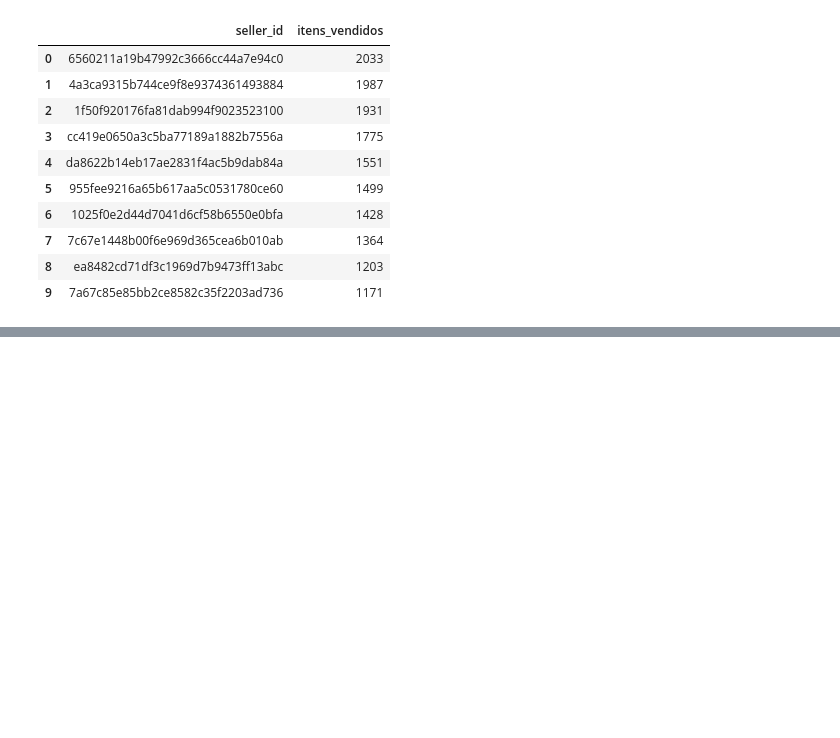
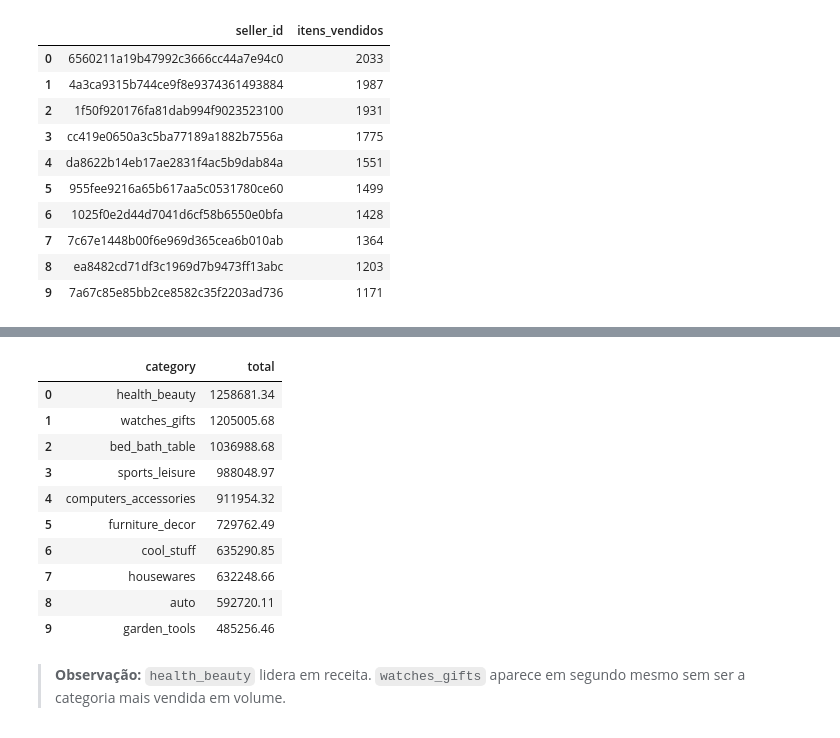
Before and after one commit to LucasFDL/olist-analytics, a Jupyter notebook: notebooks/02_sql_olist.ipynb, the cells around one changed output, grey strips where cells are left out. Saved outputs shown, nothing was run; the diff lists cells and outputs as text; code cells hidden in the pictures; blank space fills up the shorter version.

```diff
--- a/notebooks/02_sql_olist.ipynb
+++ b/notebooks/02_sql_olist.ipynb
@@ -224,0 +263,34 @@ con.execute("""
+# %%
+con.execute("""
+    SELECT
+        resumo_sb.category,
+        resumo_sb.total
+    FROM (
+        SELECT
+            c2.product_category_name_english AS category,
+            SUM(price) AS total
+        FROM
+            order_items AS o
+        JOIN
+            products AS p ON o.product_id = p.product_id
+        JOIN
+            category_name_translation AS c2 ON p.product_category_name = c2.product_category_name
+        GROUP BY
+            c2.product_category_name_english) AS resumo_sb
+    ORDER BY total DESC
+    LIMIT 10;
+""").df()
+# %% [output]
+|  | category | total |
+| 0 | health_beauty | 1258681.34 |
+| 1 | watches_gifts | 1205005.68 |
+| 2 | bed_bath_table | 1036988.68 |
+| 3 | sports_leisure | 988048.97 |
+| 4 | computers_accessories | 911954.32 |
+| 5 | furniture_decor | 729762.49 |
+| 6 | cool_stuff | 635290.85 |
+| 7 | housewares | 632248.66 |
+| 8 | auto | 592720.11 |
+| 9 | garden_tools | 485256.46 |
+# %% [markdown]
+> **Observação:** `health_beauty` lidera em receita. `watches_gifts` aparece em segundo mesmo sem ser a categoria mais vendida em volume.
```
Also changed, not shown: parts of 30 cells of this notebook.
